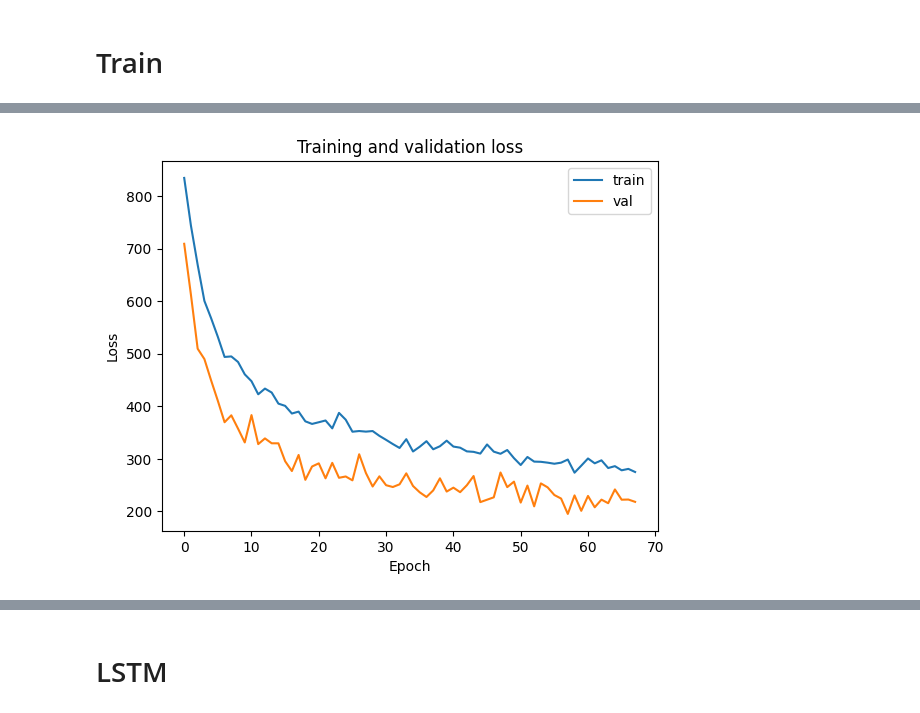
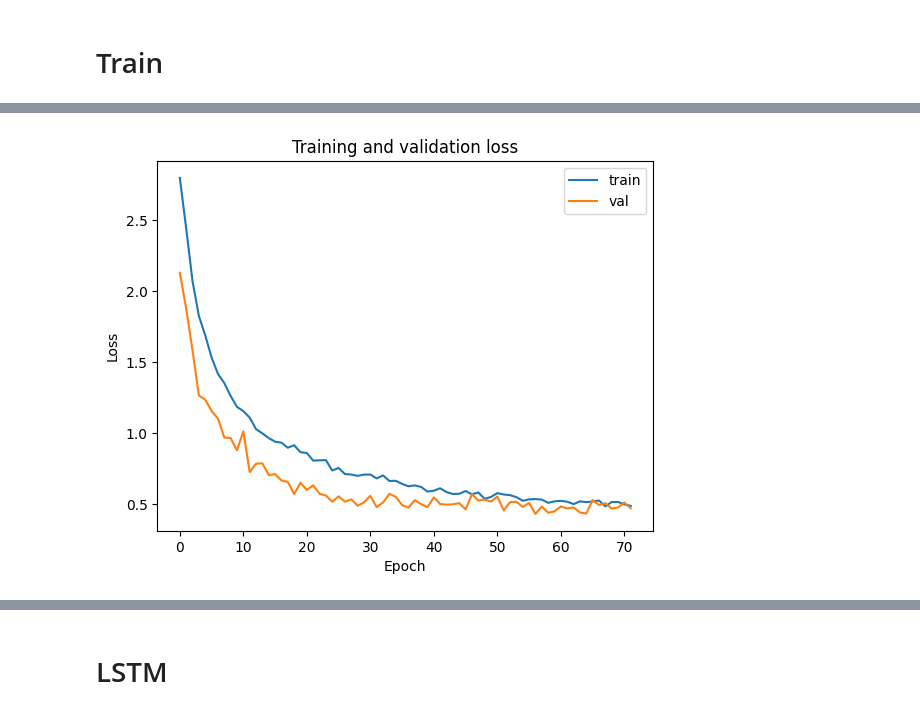
Before and after one commit to Ackejohansson/Complex-Adaptive-System--CAS1, a Jupyter notebook: LP4-MachineLearning/HW_C_AutoEncoderTransformer/HW_C.ipynb, the cells around one changed output, grey strips where cells are left out. Saved outputs shown, nothing was run; the diff lists cells and outputs as text; code cells hidden in the pictures.

```diff
--- a/LP4-MachineLearning/HW_C_AutoEncoderTransformer/HW_C.ipynb
+++ b/LP4-MachineLearning/HW_C_AutoEncoderTransformer/HW_C.ipynb
@@ -133,7 +132,7 @@ frames = []
 for i in range(data_amount):
     video = dataset.update().resolve()
     for frame in video:
-        frames.append(frame)
+        frames.append(frame/np.max(frame))
 
 if VERBOSE:
   print(frames[0].shape)
@@ -184,8 +183,8 @@ if VERBOSE:
 # %% [markdown]
 # Train the autoencoder
 # %%
-autoencoder.compile(optimizer='adam', loss=tf.keras.losses.MeanSquaredError())
-callback = tf.keras.callbacks.EarlyStopping(monitor='val_loss', mode='min', patience=10, restore_best_weights=True)
+autoencoder.compile(optimizer='adam', loss='mse')
+callback = tf.keras.callbacks.EarlyStopping(monitor='val_loss', mode='min', patience=15, restore_best_weights=True)
 autoencoder.fit(train_data, train_data,
                 epochs=100,
                 shuffle=True,
@@ -344,7 +345,7 @@ class TransformerEncoder(Layer):
       self.multiHeadAtt = MultiHeadAttention(self.n_heads, self.d_k, self.d_v, self.latent_dim)
       self.linear1 = Dense(self.latent_dim+2)
       self.norm = LayerNormalization()
-      self.dropout = Dropout(.5)
+      self.dropout = Dropout(.3)
 
     def call(self, x): # Batch_size, seq_len, latent_dim+2
       tmp_x = self.multiHeadAtt(x)
@@ -363,7 +364,7 @@ class GlobalModel(Model):
     super(GlobalModel, self).__init__()
     self.latent_dim = latent_dim
     self.seq_len = seq_len
-    self.dropout = Dropout(.5)
+    self.dropout = Dropout(.3)
     self.time_embedding = Time2Vector(seq_len)
 
     self.transformer1 = TransformerEncoder(d_k, d_v,latent_dim, n_heads)
@@ -371,7 +372,7 @@ class GlobalModel(Model):
     self.transformer3 = TransformerEncoder(d_k, d_v,latent_dim, n_heads)
 
     self.dense1 = Dense(64, activation='relu')
-    self.dense2 = Dense(128, activation='relu')
+    self.dense2 = Dense(64, activation='relu')
     self.dense3 = Dense(64, activation='relu')
     self.dense_final = Dense(latent_dim)
 
@@ -407,9 +408,9 @@ test_x = test_reshaped[:,:9,:]
 test_y = test_reshaped[:,9,:]
 # %%
 model = GlobalModel(seq_len, latent_dim, n_heads, d_k, d_v)
-optimizer = tf.keras.optimizers.Adam(learning_rate=0.01)
+optimizer = tf.keras.optimizers.Adam(learning_rate=0.005)
 model.compile(loss="mse", optimizer=optimizer)
-callback = tf.keras.callbacks.EarlyStopping(monitor='val_loss', mode='min', patience=10, restore_best_weights=True)
+callback = tf.keras.callbacks.EarlyStopping(monitor='val_loss', mode='min', patience=15, restore_best_weights=True)
 history = model.fit(train_x, train_y, epochs=100, verbose=1, validation_data=(test_x, test_y), callbacks=[callback])
 plot_loss_history(history)
 # %% [output]
@@ -433,4 +434,4 @@ Epoch 68/100
-[figure, old version]
+[figure, new version]
 # %%
 plt.figure(figsize=(12, 6))
 
```
Also changed, not shown: parts of 15 cells of this notebook, 16 other files.
